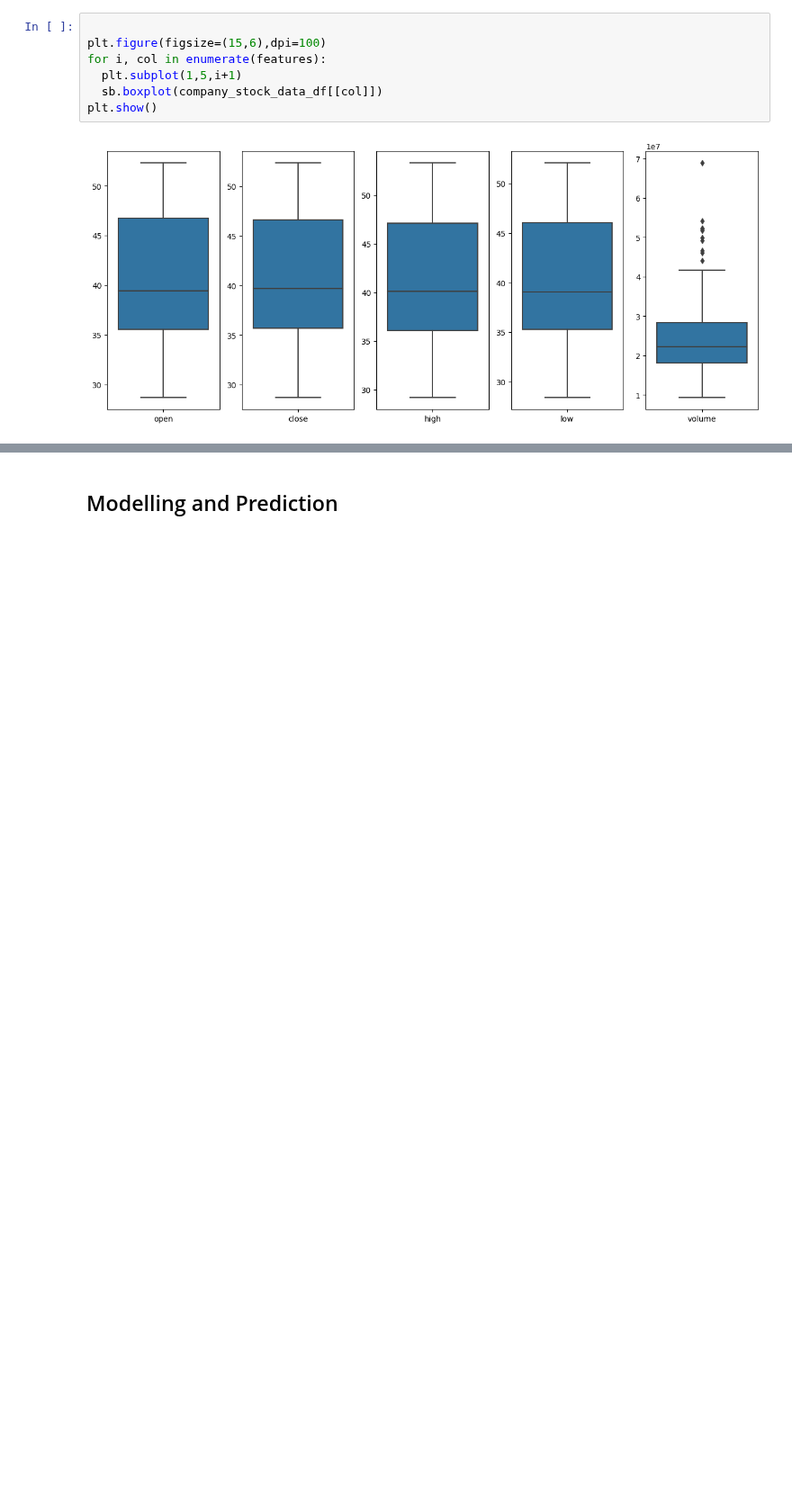
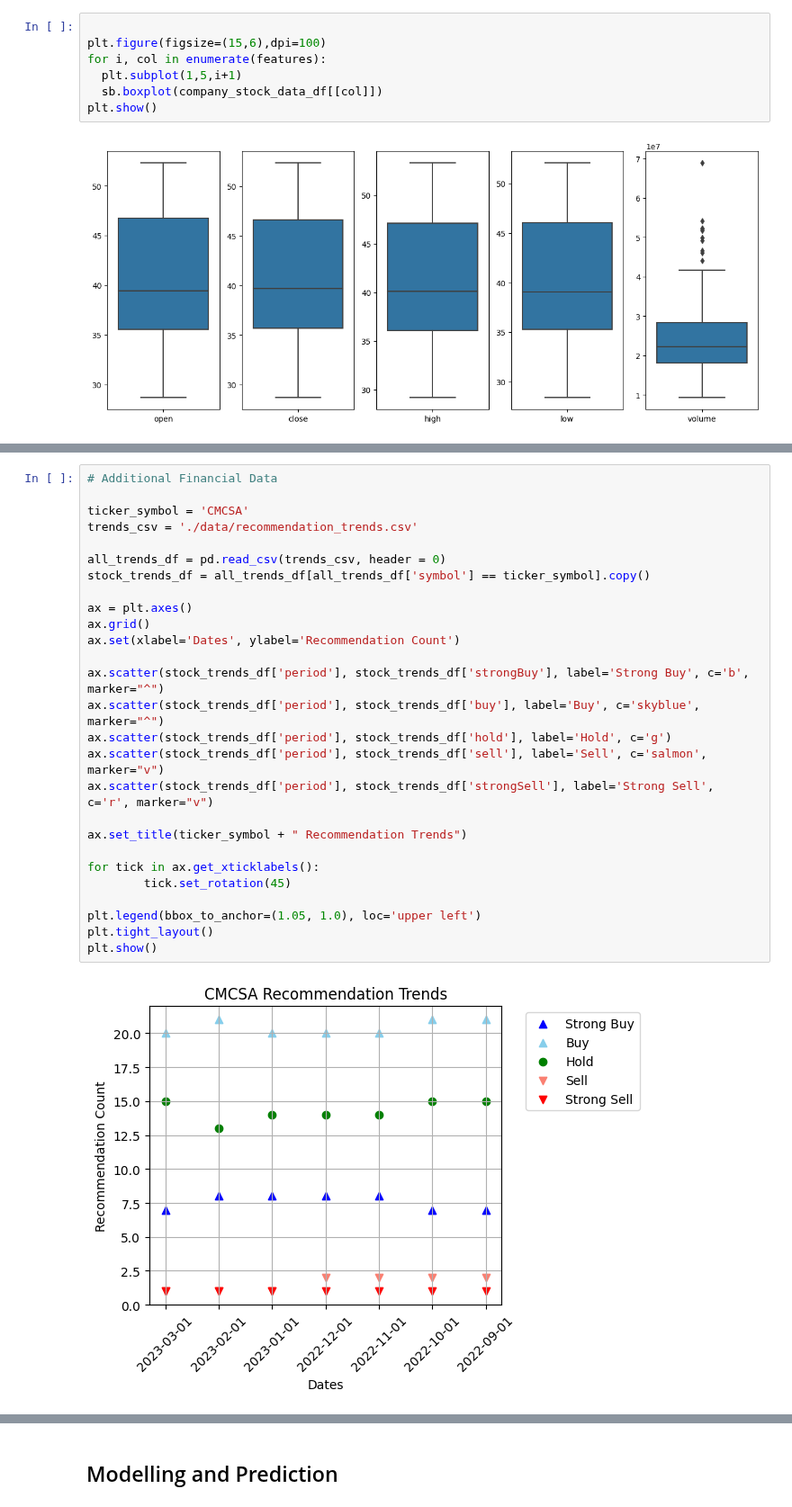
Before and after one commit to geoffpatton/dsci-521-project, a Jupyter notebook: final_project_impl.ipynb, the cells around one changed output, grey strips where cells are left out. Shown at 90% size. Saved outputs shown, nothing was run; the diff lists cells and outputs as text; blank space fills up the shorter version.

```diff
--- a/final_project_impl.ipynb
+++ b/final_project_impl.ipynb
@@ -176,0 +206,29 @@ plt.show()
+# %%
+# Additional Financial Data
+
+ticker_symbol = 'CMCSA'
+trends_csv = './data/recommendation_trends.csv'
+
+all_trends_df = pd.read_csv(trends_csv, header = 0)
+stock_trends_df = all_trends_df[all_trends_df['symbol'] == ticker_symbol].copy()
+
+ax = plt.axes()
+ax.grid()
+ax.set(xlabel='Dates', ylabel='Recommendation Count')
+
+ax.scatter(stock_trends_df['period'], stock_trends_df['strongBuy'], label='Strong Buy', c='b', marker="^")
+ax.scatter(stock_trends_df['period'], stock_trends_df['buy'], label='Buy', c='skyblue', marker="^")
+ax.scatter(stock_trends_df['period'], stock_trends_df['hold'], label='Hold', c='g')
+ax.scatter(stock_trends_df['period'], stock_trends_df['sell'], label='Sell', c='salmon', marker="v")
+ax.scatter(stock_trends_df['period'], stock_trends_df['strongSell'], label='Strong Sell', c='r', marker="v")
+
+ax.set_title(ticker_symbol + " Recommendation Trends")
+
+for tick in ax.get_xticklabels():
+        tick.set_rotation(45)
+
+plt.legend(bbox_to_anchor=(1.05, 1.0), loc='upper left')
+plt.tight_layout()
+plt.show()
+# %% [output]
+[figure, added]
```
Also changed, not shown: parts of 14 cells of this notebook, 1 other file.
